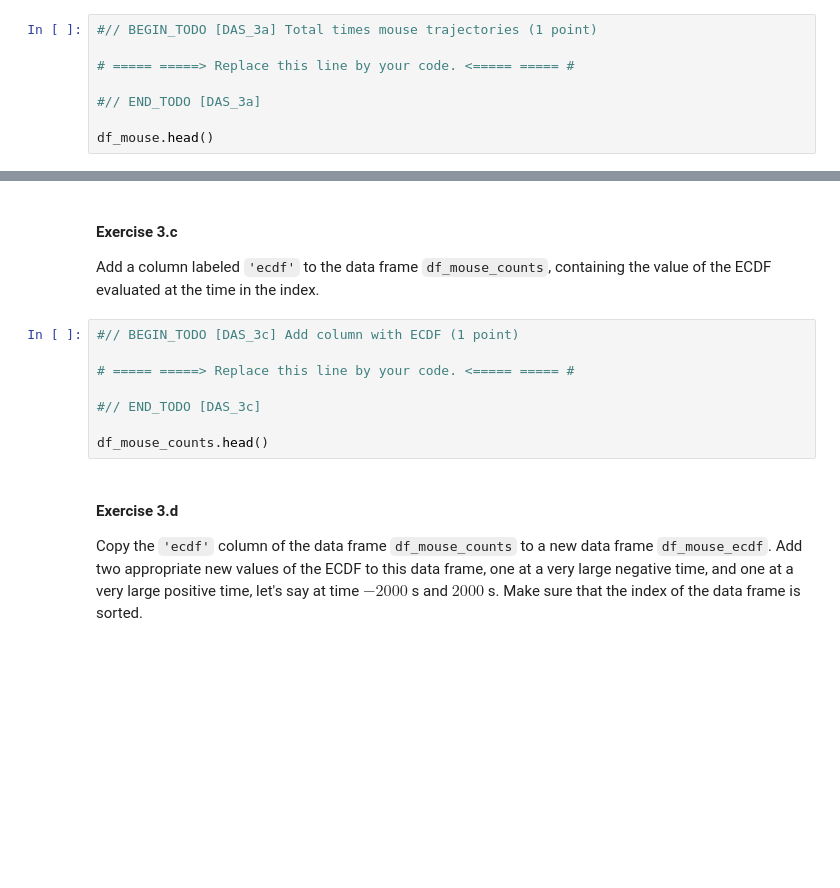
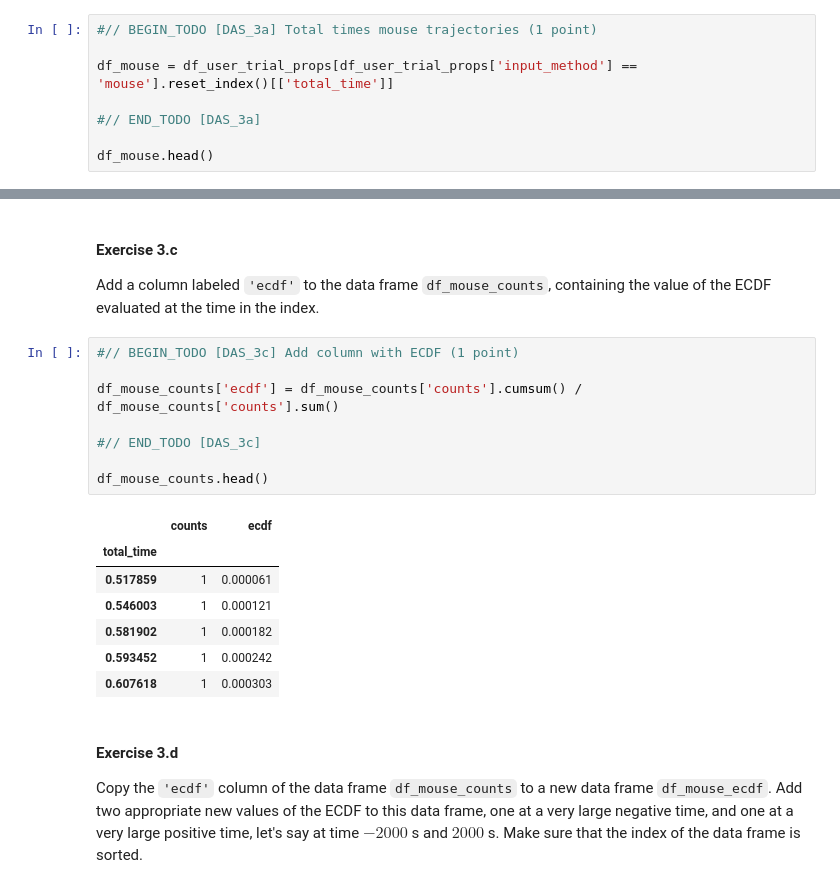
Before and after one commit to Modgen1/2IAB1, a Jupyter notebook: 5_DAS/Exercises-DAS-2076209.ipynb, the cells around one changed output, grey strips where cells are left out. Drawn from its saved outputs; the diff is of its cells as text; blank space fills up the shorter version.

```diff
--- a/5_DAS/Exercises-DAS-2076209.ipynb
+++ b/5_DAS/Exercises-DAS-2076209.ipynb
@@ -1011,7 +1068,7 @@ Use the data frame `df_user_trial_props` to create a data frame `df_mouse`. The
 # %%
 #// BEGIN_TODO [DAS_3a] Total times mouse trajectories (1 point)
 
-# ===== =====> Replace this line by your code. <===== ===== #
+df_mouse = df_user_trial_props[df_user_trial_props['input_method'] == 'mouse'].reset_index()[['total_time']]
 
 #// END_TODO [DAS_3a]
 
@@ -1035,11 +1107,19 @@ Add a column labeled `'ecdf'` to the data frame `df_mouse_counts`, containing th
 # %%
 #// BEGIN_TODO [DAS_3c] Add column with ECDF (1 point)
 
-# ===== =====> Replace this line by your code. <===== ===== #
+df_mouse_counts['ecdf'] = df_mouse_counts['counts'].cumsum() / df_mouse_counts['counts'].sum()
 
 #// END_TODO [DAS_3c]
 
 df_mouse_counts.head()
+# %% [output]
+|  | counts | ecdf |
+| total_time |  |  |
+| 0.517859 | 1 | 0.000061 |
+| 0.546003 | 1 | 0.000121 |
+| 0.581902 | 1 | 0.000182 |
+| 0.593452 | 1 | 0.000242 |
+| 0.607618 | 1 | 0.000303 |
 # %% [markdown]
 #### Exercise 3.d
 
```
Also changed, not shown: parts of 18 cells of this notebook.
